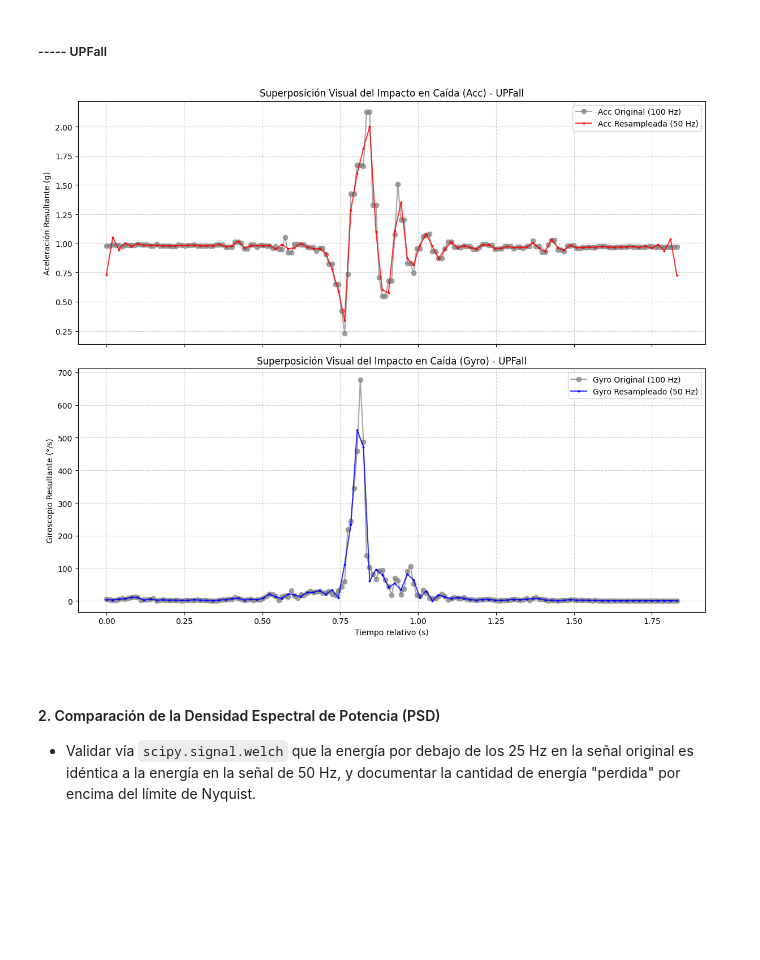
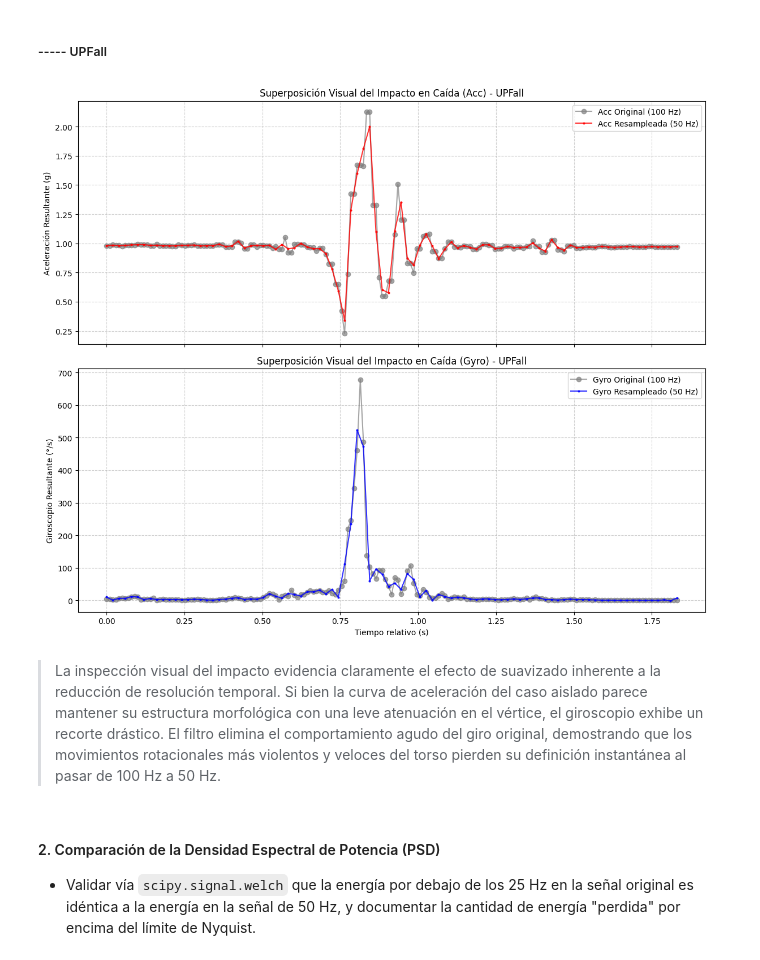
Before and after one commit to marianoInsa/dimiasa-models, a Jupyter notebook: notebooks/02-E01-SisFall-UPFall-Resampling.ipynb, the cells around one changed output. Drawn from its saved outputs; the diff is of its cells as text; code cells hidden in the pictures; blank space fills up the shorter version.

```diff
--- a/notebooks/02-E01-SisFall-UPFall-Resampling.ipynb
+++ b/notebooks/02-E01-SisFall-UPFall-Resampling.ipynb
@@ -73,3 +63,20 @@ except Exception as e:
 # %% [output]
 SisFall cargado en DataFrame con éxito!!
 UPFall cargado en DataFrame con éxito!!
+# %%
+try:
+    # Conexión al contenedor y al archivo
+    file_system_client_bronce = service_client.get_file_system_client(file_system="bronce")
+    directory_client = file_system_client_bronce.get_directory_client("falls")
+    file_client_bronce = directory_client.get_file_client("UPFall-Reduced.csv")
+
+    # Descargar el archivo a la memoria
+    download = file_client_bronce.download_file()
+    content = download.readall() # en bytes
+
+    # Cargar directamente en Pandas usando un buffer de memoria
+    df_upfall = pd.read_csv(io.BytesIO(content))
+    print("UPFall cargado en DataFrame con éxito!!")
+
+except Exception as e:
+    print(f"Error en procesamiento de Capa Bronce: {e}")
@@ -226,38 +237,38 @@ up_t_orig = np.linspace(0, len(up_window_acc) / up_fs_orig, len(up_window_acc))
 
 # Graficar la señal original
 
 # 3. Resamplear a 50 Hz
 # Factor de resampleo: down = 2 (100 Hz / 2 = 50 Hz)
-up_window_acc_resampled = resample_poly(up_window_acc, up=1, down=2)
-up_window_gyro_resampled = resample_poly(up_window_gyro, up=1, down=2)
+up_window_acc_resampled = resample_poly(up_window_acc, up=1, down=2, padtype="mean")
+up_window_gyro_resampled = resample_poly(up_window_gyro, up=1, down=2, padtype="mean")
 up_t_resampled = np.linspace(0, len(up_window_acc) / up_fs_orig, len(up_window_acc_resampled))
 
 # 4. Graficar la superposición (Dos subplots)
 fig, (ax1, ax2) = plt.subplots(2, 1, figsize=(12, 10), sharex=True)
 
 # Gráfico 1: Acelerómetro
 ax1.plot(up_t_orig, up_window_acc, label='Acc Original (100 Hz)', color='gray', alpha=0.7, marker='o')
 ax1.plot(up_t_resampled, up_window_acc_resampled, label='Acc Resampleada (50 Hz)', color='red', marker='.', markersize=4, alpha=0.8)
 ax1.set_title('Superposición Visual del Impacto en Caída (Acc) - UPFall')
 ax1.set_ylabel('Aceleración Resultante (g)')
 ax1.legend()
 ax1.grid(True, linestyle='--', alpha=0.6)
 
 # Gráfico 2: Giroscopio
 ax2.plot(up_t_orig, up_window_gyro, label='Gyro Original (100 Hz)', color='gray', alpha=0.7, marker='o')
 ax2.plot(up_t_resampled, up_window_gyro_resampled, label='Gyro Resampleado (50 Hz)', color='blue', marker='.', markersize=4, alpha=0.8)
 ax2.set_title('Superposición Visual del Impacto en Caída (Gyro) - UPFall')
 ax2.set_xlabel('Tiempo relativo (s)')
 ax2.set_ylabel('Giroscopio Resultante (°/s)')
 ax2.legend()
 ax2.grid(True, linestyle='--', alpha=0.6)
 
 plt.tight_layout()
 plt.show()
 # %% [output]
-[figure, old version]
+[figure, new version]
-# %% [markdown]
->
+# %% [markdown]
+> La inspección visual del impacto evidencia claramente el efecto de suavizado inherente a la reducción de resolución temporal. Si bien la curva de aceleración del caso aislado parece mantener su estructura morfológica con una leve atenuación en el vértice, el giroscopio exhibe un recorte drástico. El filtro elimina el comportamiento agudo del giro original, demostrando que los movimientos rotacionales más violentos y veloces del torso pierden su definición instantánea al pasar de 100 Hz a 50 Hz.
 # %% [markdown]
 #### 2. Comparación de la Densidad Espectral de Potencia (PSD)
 * Validar vía `scipy.signal.welch` que la energía por debajo de los 25 Hz en la señal original es idéntica a la energía en la señal de 50 Hz, y documentar la cantidad de energía "perdida" por encima del límite de Nyquist.
```
Also changed, not shown: parts of 14 cells of this notebook.
